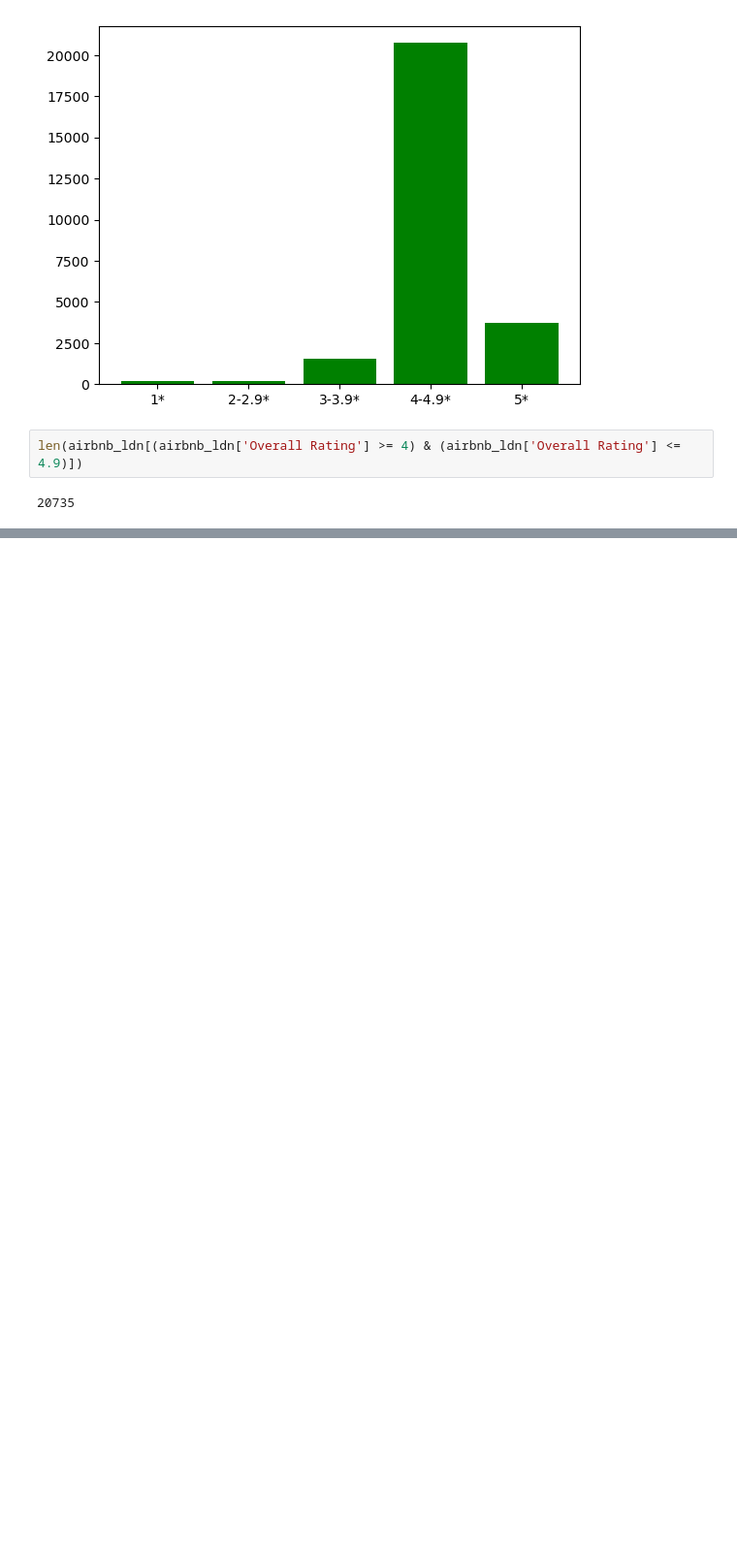
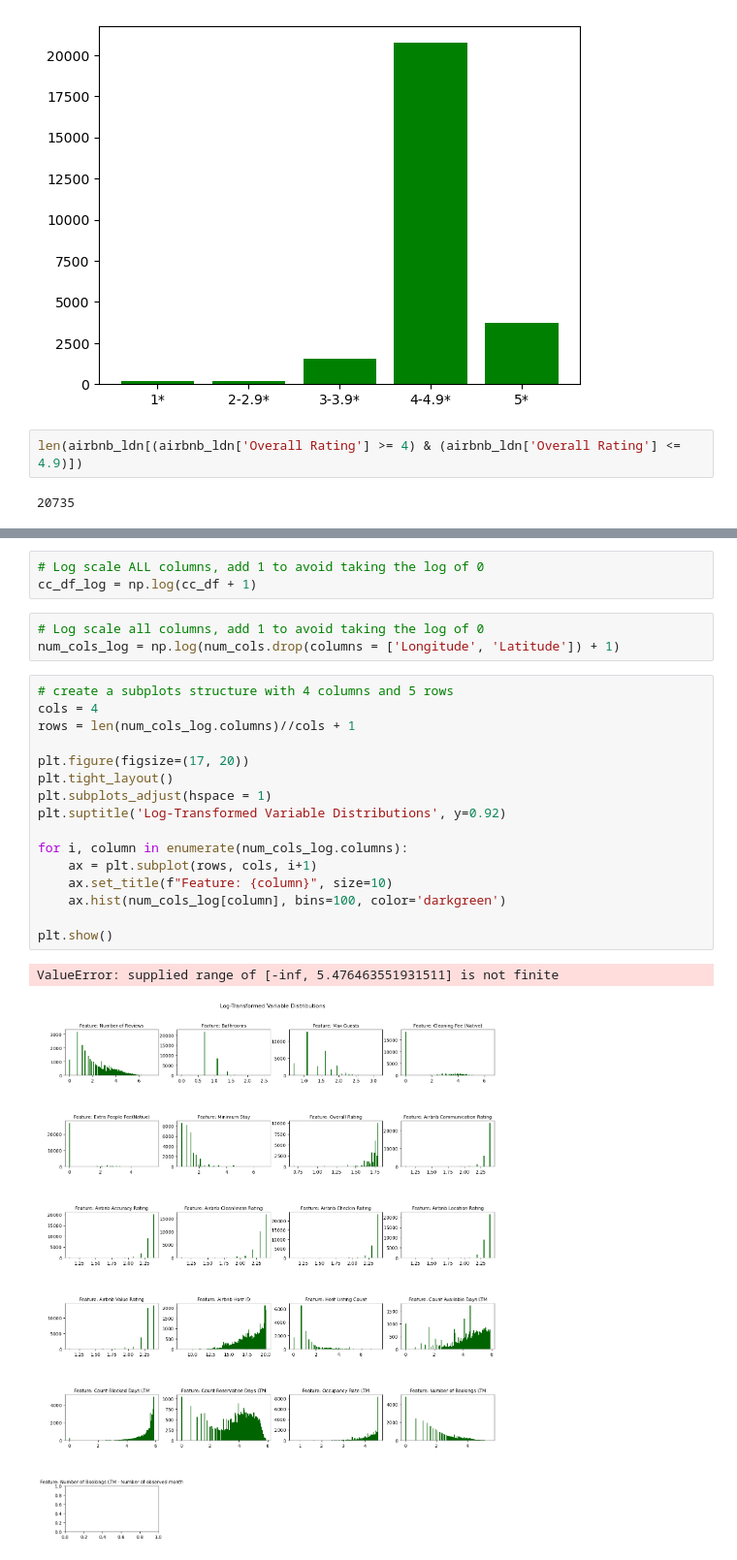
Before and after one commit to BMedlam/Accounting-For-Taste, a Jupyter notebook: EDA - Capstone.ipynb, the cells around one changed output, grey strips where cells are left out. Shown: that part at 97% size. Cells and saved outputs as stored; diff of their text form; blank space fills up the shorter version.

```diff
--- a/EDA - Capstone.ipynb
+++ b/EDA - Capstone.ipynb
@@ -260,0 +374,25 @@ len(airbnb_ldn[(airbnb_ldn['Overall Rating'] >= 4) & (airbnb_ldn['Overall Rating
+# %%
+# Log scale ALL columns, add 1 to avoid taking the log of 0
+cc_df_log = np.log(cc_df + 1)
+# %%
+# Log scale all columns, add 1 to avoid taking the log of 0
+num_cols_log = np.log(num_cols.drop(columns = ['Longitude', 'Latitude']) + 1)
+# %%
+# create a subplots structure with 4 columns and 5 rows
+cols = 4
+rows = len(num_cols_log.columns)//cols + 1
+
+plt.figure(figsize=(17, 20))
+plt.tight_layout()
+plt.subplots_adjust(hspace = 1)
+plt.suptitle('Log-Transformed Variable Distributions', y=0.92)
+
+for i, column in enumerate(num_cols_log.columns):
+    ax = plt.subplot(rows, cols, i+1)
+    ax.set_title(f"Feature: {column}", size=10)
+    ax.hist(num_cols_log[column], bins=100, color='darkgreen')
+
+plt.show()
+# %% [output]
+ValueError: supplied range of [-inf, 5.476463551931511] is not finite
+[figure, added]
```
Also changed, not shown: parts of 12 cells of this notebook.
